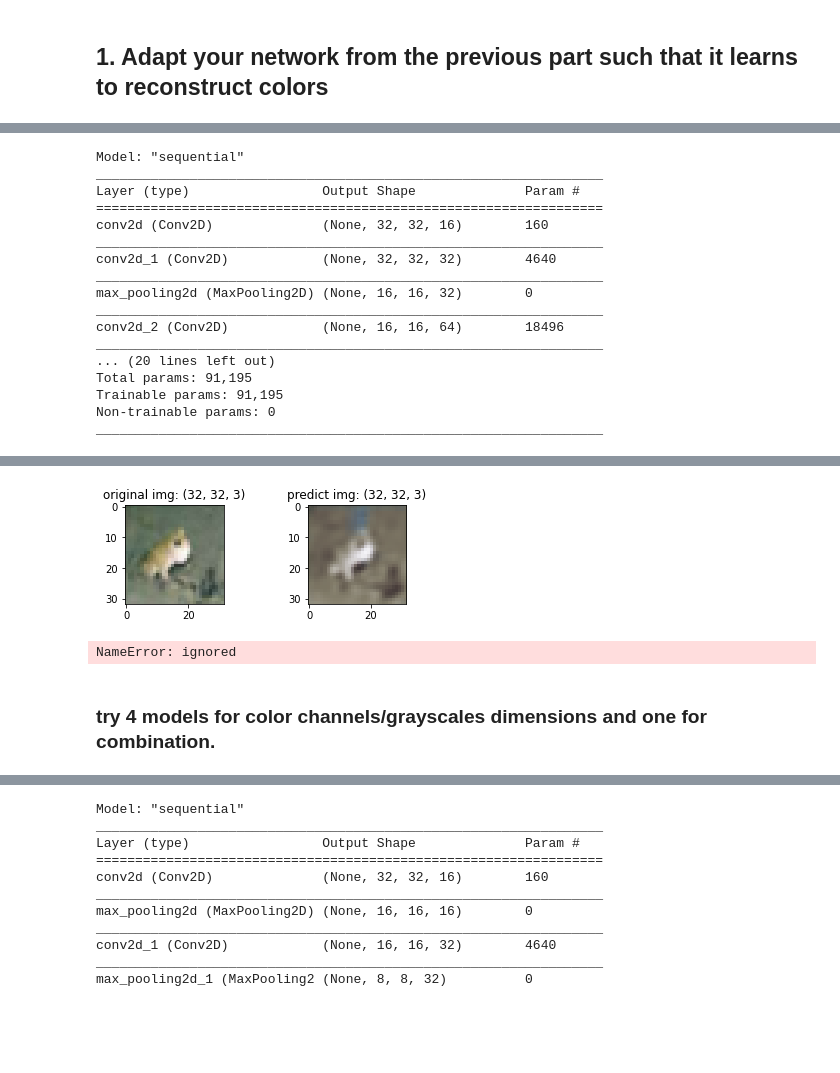
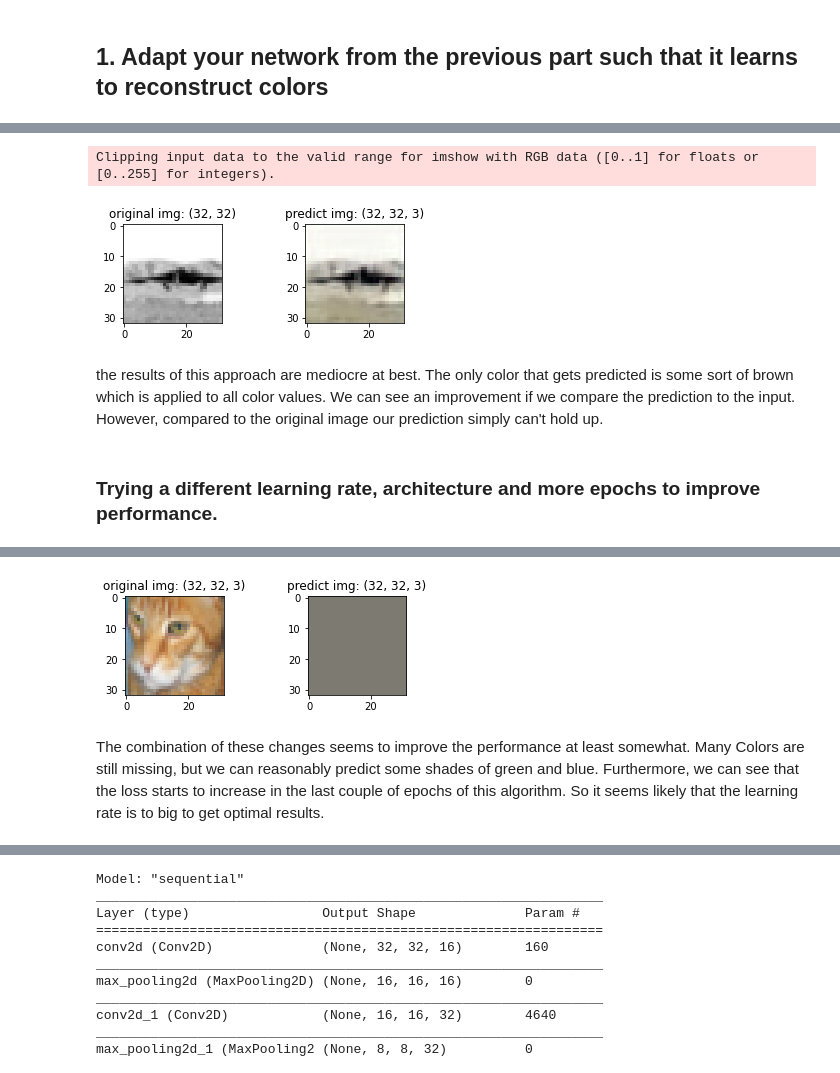
Before and after one commit to unofficial-Jona/ACML, a Jupyter notebook: convolutional autoencoders.ipynb, the cells around one changed output, grey strips where cells are left out. Drawn from its saved outputs; the diff is of its cells as text; code cells hidden in the pictures; blank space fills up the shorter version.

```diff
--- a/convolutional autoencoders.ipynb
+++ b/convolutional autoencoders.ipynb
@@ -81,8 +81,13 @@ def img_compare(img_org: np.ndarray, img_pred: np.ndarray, cmap: str='gray') ->
       img_pred (np.ndarray): Output of the auto encoder for the image
       cmap (str, optional): [description]. Defaults to 'gray'.
   """
-  plt.subplot(221).imshow(img_org)
-  plt.subplot(221).set_title(f'original img: {img_org.shape}')
+  if img_org.shape == (32,32,1):
+    img_org = img_org.reshape((32,32))
+    plt.subplot(221).imshow(img_org, cmap=cmap)
+    plt.subplot(221).set_title(f'original img: {img_org.shape}')
+  else:
+    plt.subplot(221).imshow(img_org)
+    plt.subplot(221).set_title(f'original img: {img_org.shape}')
   if img_pred.shape == (32,32,1):
     img_pred = img_pred.reshape((32,32))
     plt.subplot(222).imshow(img_pred, cmap=cmap)
@@ -573,3 +533,10 @@ save_model(model_bw, 'models/model_pipe_bw')
+# %%
+img_compare(X_test_bw[3], X_test_recol01[3])
+# %% [output]
+Clipping input data to the valid range for imshow with RGB data ([0..1] for floats or [0..255] for integers).
+[figure, added]
+# %% [markdown]
+the results of this approach are mediocre at best. The only color that gets predicted is some sort of brown which is applied to all color values. We can see an improvement if we compare the prediction to the input. However, compared to the original image our prediction simply can't hold up.
 # %%
 def create_model_test(input_shape):
   model_test = Sequential()
@@ -600,28 +567,11 @@ model_test.compile(
     metrics=[keras.metrics.MeanAbsoluteError(),
             keras.metrics.CosineSimilarity(),
              keras.metrics.Accuracy()])
-model_test.summary()
-# %% [output]
-Model: "sequential"
-_________________________________________________________________
-Layer (type)                 Output Shape              Param #
-=================================================================
-conv2d (Conv2D)              (None, 32, 32, 16)        160
-_________________________________________________________________
-conv2d_1 (Conv2D)            (None, 32, 32, 32)        4640
-_________________________________________________________________
-max_pooling2d (MaxPooling2D) (None, 16, 16, 32)        0
-_________________________________________________________________
-conv2d_2 (Conv2D)            (None, 16, 16, 64)        18496
-_________________________________________________________________
-... (20 lines left out)
-Total params: 91,195
-Trainable params: 91,195
-Non-trainable params: 0
-_________________________________________________________________
+# %% [markdown]
+### Trying a different learning rate, architecture and more epochs to improve performance.
 # %%
-model_recol, X_train_recol, X_valid_recol, X_test_recol, hist_recol = model_fit_transform(model_test, X_train_bw, X_train, X_valid_bw, X_valid, X_test_bw, X_test,step_size=0.01, epochs=20)
-img_compare(X_train[0], X_train_recol[0])
+_, _, _, X_test_recol, _ = model_fit_transform(model_test, X_train_bw, X_train, X_valid_bw, X_valid, X_test_bw, X_test,step_size=0.003, epochs=15)
+img_compare(X_test[0], X_test_recol[0])
 # %% [output]
 Model: "sequential"
 _________________________________________________________________
@@ -640,8 +590,4 @@ _________________________________________________________________
 1500/1500 [==============================] - 5s 3ms/step
 188/188 [==============================] - 1s 3ms/step
 188/188 [==============================] - 1s 3ms/step
-[figure, old version]
+[figure, new version]
-# %%
-img_compare(X_test[1], X_test_recol[1])
-# %% [output]
-NameError: ignored
@@ -655,2 +594,2 @@ img_compare(X_test[1], predictions_test_recol[1])
-# %% [markdown]
-### try 4 models for color channels/grayscales dimensions and one for combination.
+# %% [markdown]
+The combination of these changes seems to improve the performance at least somewhat. Many Colors are still missing, but we can reasonably predict some shades of green and blue. Furthermore, we can see that the loss starts to increase in the last couple of epochs of this algorithm. So it seems likely that the learning rate is to big to get optimal results.
```
Also changed, not shown: parts of 23 cells of this notebook.
